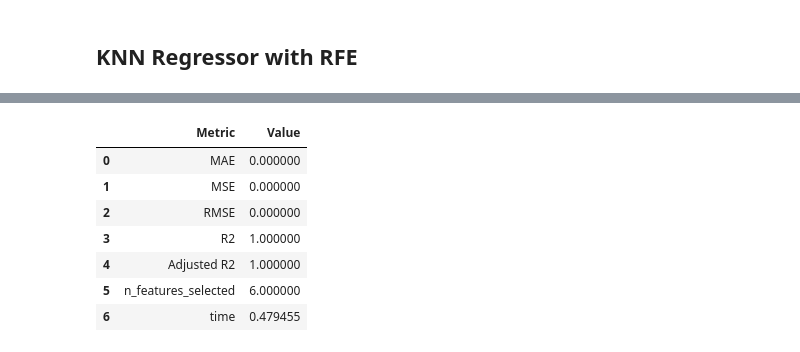
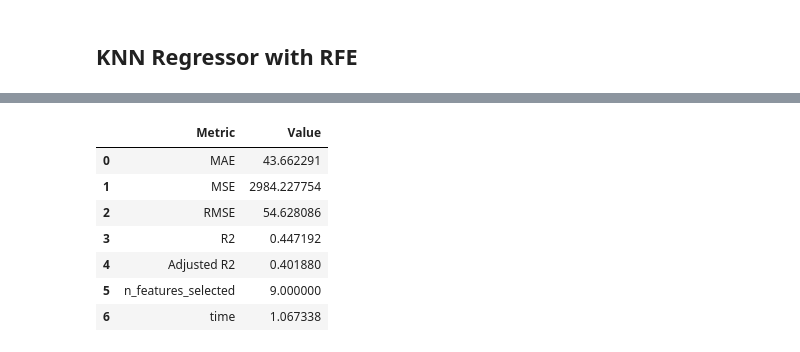
Before and after one commit to xXKeNdAmAmAsTeRXx/Machine-Learning-Tasks, a Jupyter notebook: Model_Selection_and_Regularization/Regression - Diabetes Dataset.ipynb, the cells around one changed output, grey strips where cells are left out. Cells and saved outputs as stored; diff of their text form; code cells hidden in the pictures.

```diff
--- a/Model_Selection_and_Regularization/Regression - Diabetes Dataset.ipynb
+++ b/Model_Selection_and_Regularization/Regression - Diabetes Dataset.ipynb
@@ -527,8 +530,34 @@ def optimize_train_and_judge(selector_class,model_class, objective_fn, trails=10
     'Value': [len(names_selected), stop-start]
     })
 
-    df_result = pd.concat([df_train, new_row_df], axis=0, ignore_index=True)
-    return df_result
+    df_result = pd.concat([df_test, new_row_df], axis=0, ignore_index=True)
+    return pipe, df_result
+
+## Feature Importance
+def calculate_feature_importance(pipline, n_repeats=25, print_imp=False):
+    global x_train, y_train
+
+    r = permutation_importance(pipline, x_train, y_train, n_repeats=25, random_state=42)
+
+    importance_mean = []
+    importance_std = []
+
+    for i in range(len(names)):
+        importance_mean.append(r.importances_mean[i])
+        importance_std.append(r.importances_std[i])
+
+        if print_imp:
+            print(f"{df_features.columns[i]:<8}"
+              f"{r.importances_mean[i]:.3f}"
+              f" +/- {r.importances_std[i]:.3f}")
+
+    df_feature_importance = pd.DataFrame({
+        "Name": names,
+        "Mean": importance_mean,
+        "Std": importance_std
+    })
+
+    return df_feature_importance
 # %% [markdown]
 ## KNN Regressor with RFE
 # %%
@@ -550,5 +579,6 @@ def objective_KNN(trail):
     return score
 
 
-optimize_train_and_judge(RFE,KNeighborsRegressor,objective_KNN, trails=3 )
+knn_pipe, knn_result = optimize_train_and_judge(RFE,KNeighborsRegressor,objective_KNN, trails=25)
+knn_result
 # %% [output]
@@ -576,8 +603,8 @@ Testing Scores
 |  | Metric | Value |
-| 0 | MAE | 0.000000 |
-| 1 | MSE | 0.000000 |
-| 2 | RMSE | 0.000000 |
-| 3 | R2 | 1.000000 |
-| 4 | Adjusted R2 | 1.000000 |
-| 5 | n_features_selected | 6.000000 |
-| 6 | time | 0.479455 |
+| 0 | MAE | 43.662291 |
+| 1 | MSE | 2984.227754 |
+| 2 | RMSE | 54.628086 |
+| 3 | R2 | 0.447192 |
+| 4 | Adjusted R2 | 0.401880 |
+| 5 | n_features_selected | 9.000000 |
+| 6 | time | 1.067338 |
```
Also changed, not shown: parts of 4 cells of this notebook.
